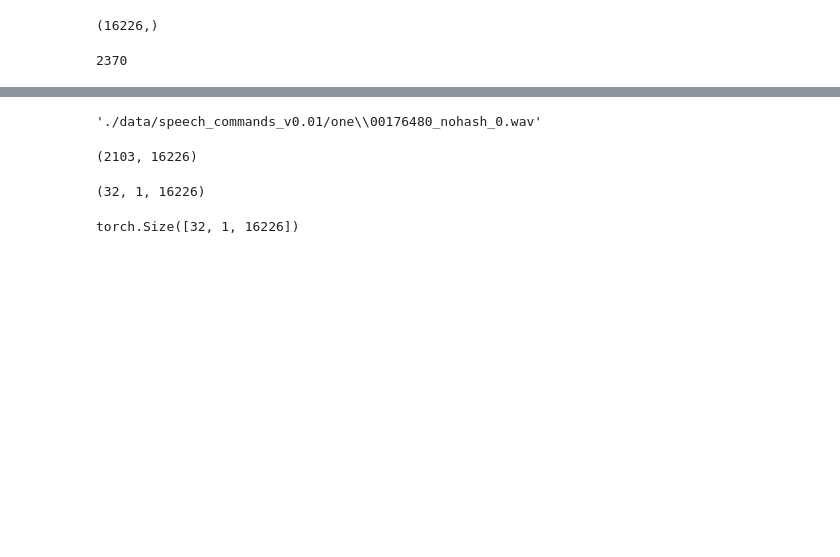
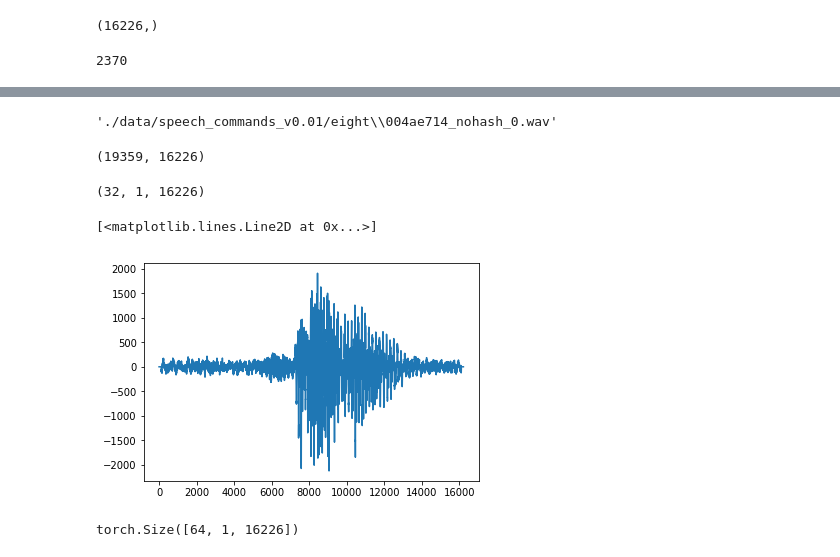
Before and after one commit to meersuri/JupyterNotebooks, a Jupyter notebook: wave_gan_implementation.ipynb, the cells around one changed output, grey strips where cells are left out. Saved outputs shown, nothing was run; the diff lists cells and outputs as text; code cells hidden in the pictures; blank space fills up the shorter version.

```diff
--- a/wave_gan_implementation.ipynb
+++ b/wave_gan_implementation.ipynb
@@ -122,8 +121,9 @@ len(files)
 2370
 # %%
 base_dir = './data/speech_commands_v0.01/'
-# names = ['one', 'two', 'three', 'four', 'five', 'six', 'seven', 'eight', 'nine']
-names = ['one']
+names = ['one', 'two', 'three', 'four', 'five', 'six', 'seven', 'eight', 'nine']
+# names = ['one']
+# names = ['one', 'two', 'three']
 files = []
 for folder in os.listdir(base_dir):
     if folder in names:
@@ -137,7 +137,7 @@ len(files)
 # %%
 files[0]
 # %% [output]
-'./data/speech_commands_v0.01/one\\00176480_nohash_0.wav'
+'./data/speech_commands_v0.01/eight\\004ae714_nohash_0.wav'
 # %%
 n_pad = 113
 sample_len = 16226
@@ -156,7 +156,7 @@ train_data = np.array(train_data, dtype = np.float32)
 # %%
 train_data.shape
 # %% [output]
-(2103, 16226)
+(19359, 16226)
 # %%
 def get_batch(train_data, batch_size):
     idx = np.random.randint(0, len(train_data), size=batch_size)
@@ -167,4 +167,17 @@ x = get_batch(train_data, 32)
 x.shape
 # %% [output]
 (32, 1, 16226)
+# %%
+plt.plot(x[0][0])
+# %% [output]
+[<matplotlib.lines.Line2D at 0x...>]
+[figure, added]
+# %%
+real = torch.tensor(get_batch(train_data, batch_size))
+fake = torch.rand(batch_size, 1, 16226)
+eps = torch.rand(batch_size, 1, 1)
+real_fake = eps*real + (1 - eps)*fake
+print(real_fake.shape)
+# %% [output]
+torch.Size([64, 1, 16226])
 # %%
@@ -184,11 +198,3 @@ D_losses = []
-# %%
-real = torch.tensor(get_batch(train_data, 32))
-fake = torch.rand(batch_size, 1, 16226)
-eps = torch.rand(batch_size, 1, 1)
-real_eps = eps*real
-print(real_eps.shape)
-# %% [output]
-torch.Size([32, 1, 16226])
 # %%
 for i in range(n):
     for j in range(n_disc):
```
Also changed, not shown: parts of 14 cells of this notebook.
